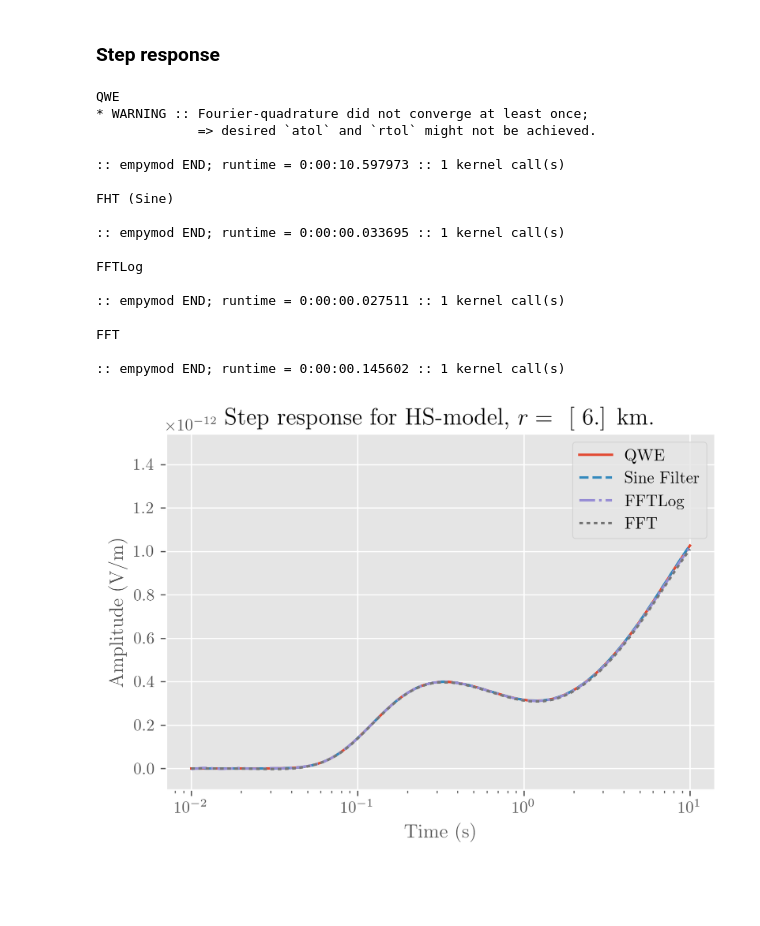
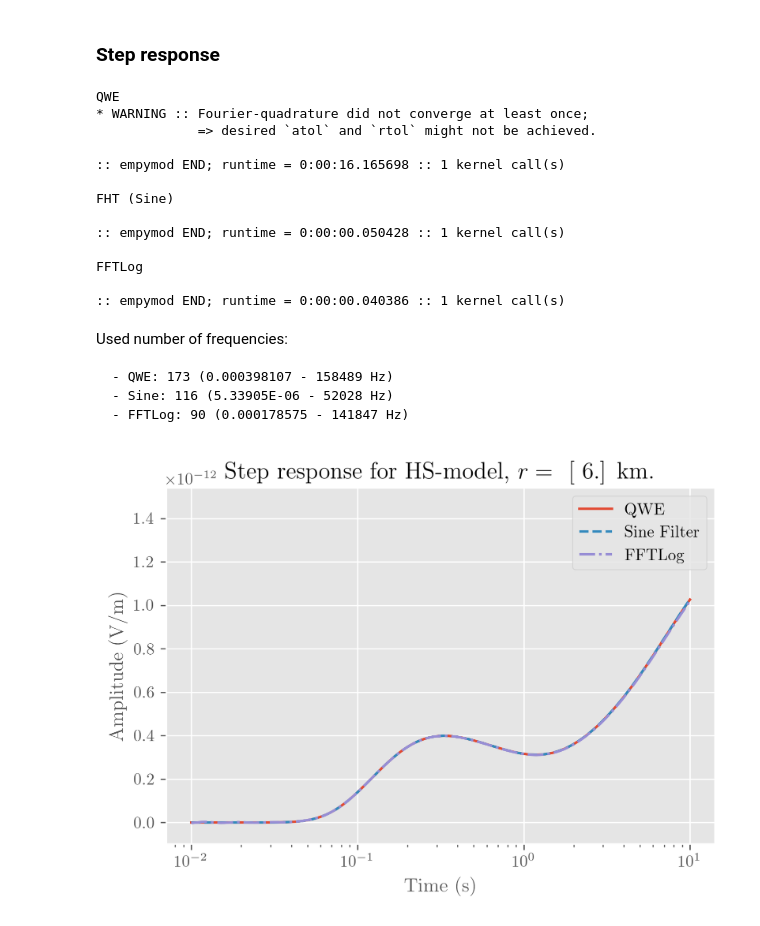
Before and after one commit to emsig/empymod, a Jupyter notebook: notebooks/Time_Step-and-Impulse.ipynb, the cells around one changed output. Drawn from its saved outputs; the diff is of its cells as text; code cells hidden in the pictures; blank space fills up the shorter version.

```diff
--- a/notebooks/Time_Step-and-Impulse.ipynb
+++ b/notebooks/Time_Step-and-Impulse.ipynb
@@ -282,38 +299,36 @@ print('FHT (Sine)')
 sin = dipole(**inparg, ft='sin', ftarg='key_81_CosSin_2009')
 print('FFTLog')
 ftl = dipole(**inparg, ft='fftlog', ftarg=['', [-2, 4]])
-print('FFT')
-fft = dipole(**inparg, ft='fft', ftarg=[.0001, 2**17, 2**18, 10])
-fft -= fft[0]
 # %% [output]
 QWE
 * WARNING :: Fourier-quadrature did not converge at least once;
              => desired `atol` and `rtol` might not be achieved.
 
-:: empymod END; runtime = 0:00:10.597973 :: 1 kernel call(s)
+:: empymod END; runtime = 0:00:16.165698 :: 1 kernel call(s)
 
 FHT (Sine)
 
-:: empymod END; runtime = 0:00:00.033695 :: 1 kernel call(s)
+:: empymod END; runtime = 0:00:00.050428 :: 1 kernel call(s)
 
 FFTLog
 
-:: empymod END; runtime = 0:00:00.027511 :: 1 kernel call(s)
-
-FFT
-
-:: empymod END; runtime = 0:00:00.145602 :: 1 kernel call(s)
+:: empymod END; runtime = 0:00:00.040386 :: 1 kernel call(s)
+# %% [markdown]
+Used number of frequencies:
+
+    - QWE: 173 (0.000398107 - 158489 Hz)
+    - Sine: 116 (5.33905E-06 - 52028 Hz)
+    - FFTLog: 90 (0.000178575 - 141847 Hz)
 # %%
 plt.figure()
 plt.title(r'Step response for HS-model, $r =\ $ ' + str(rec[0]/1000) + ' km.')
 plt.xlabel('Time (s)')
 plt.ylabel('Amplitude (V/m)')
 plt.semilogx(t, qwe, 'C0-', label='QWE')
 plt.semilogx(t, sin, 'C1--', label='Sine Filter')
 plt.semilogx(t, ftl, 'C2-.', label='FFTLog')
-plt.semilogx(t, fft, 'C3:', label='FFT')
 plt.ylim([-.1e-12, 1.5*qwe.max()])
 plt.legend(loc='best')
 plt.show()
 # %% [output]
-[figure, old version]
+[figure, new version]
```
Also changed, not shown: parts of 14 cells of this notebook, 4 other files.
